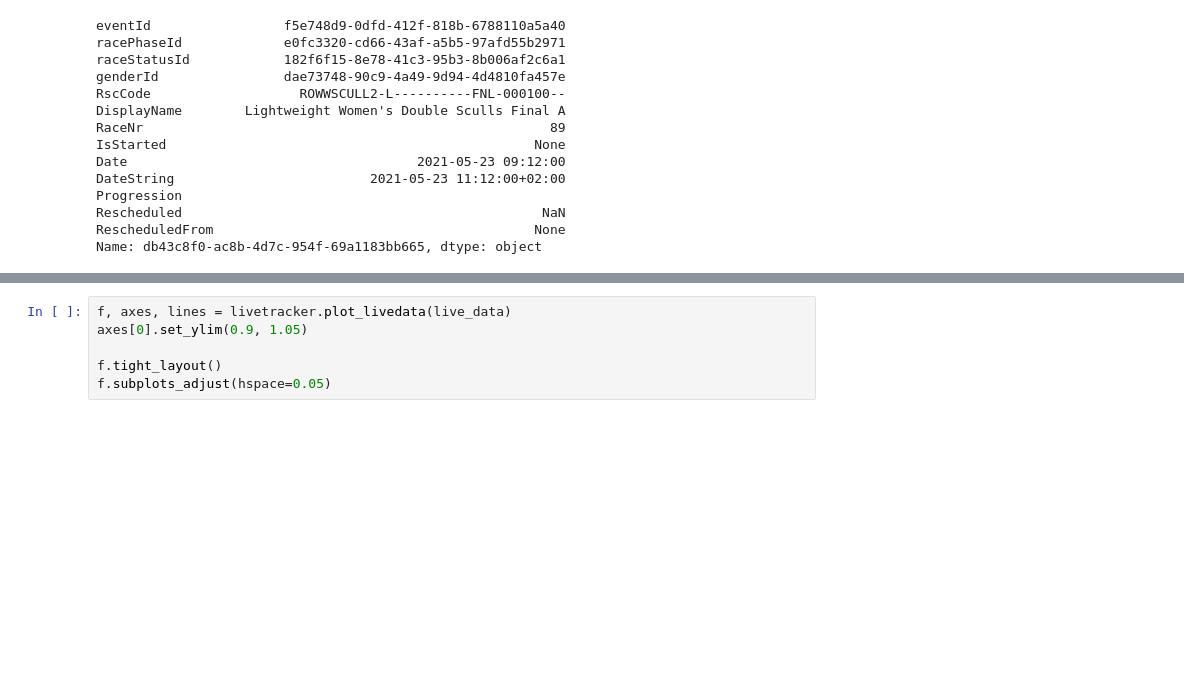
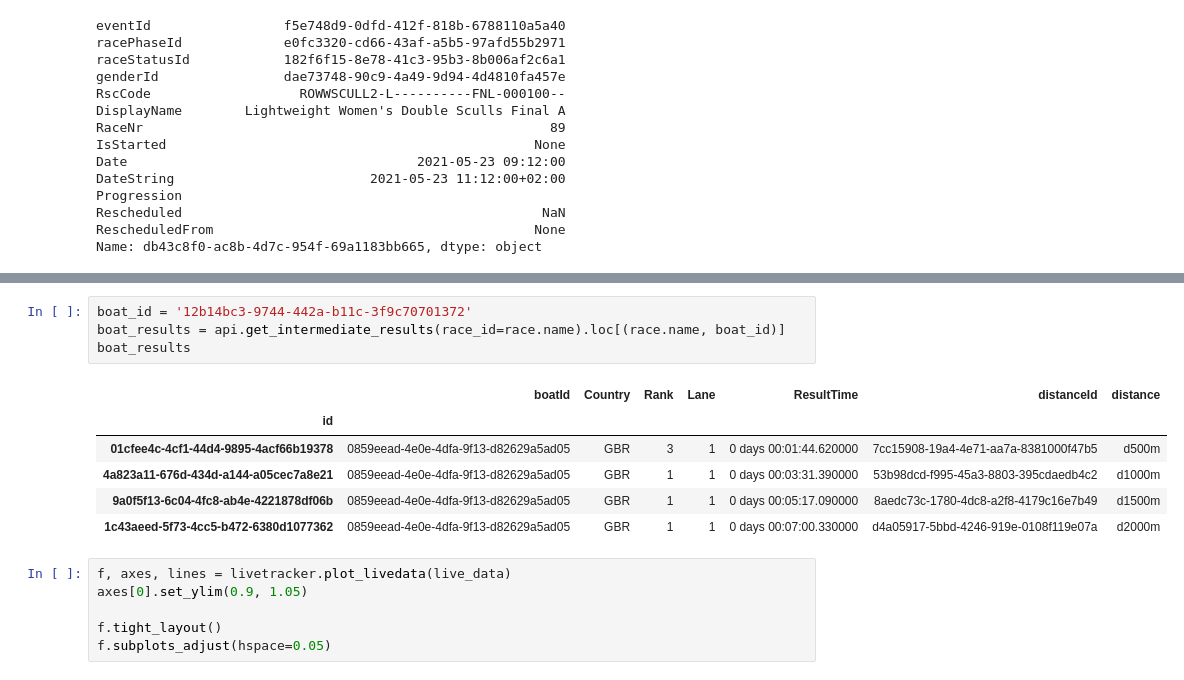
Before and after one commit to matthewghgriffiths/rowing, a Jupyter notebook: Live tracking example.ipynb, the cells around one changed output, grey strips where cells are left out. Cells and saved outputs as stored; diff of their text form; blank space fills up the shorter version.

```diff
--- a/Live tracking example.ipynb
+++ b/Live tracking example.ipynb
@@ -53,3 +139,14 @@ live_data = livetracker.get_race_livetracker(race.name)
+# %%
+boat_id = '12b14bc3-9744-442a-b11c-3f9c70701372'
+boat_results = api.get_intermediate_results(race_id=race.name).loc[(race.name, boat_id)]
+boat_results
+# %% [output]
+|  | boatId | Country | Rank | Lane | ResultTime | distanceId | distance |
+| id |  |  |  |  |  |  |  |
+| 01cfee4c-4cf1-44d4-9895-4acf66b19378 | 0859eead-4e0e-4dfa-9f13-d82629a5ad05 | GBR | 3 | 1 | 0 days 00:01:44.620000 | 7cc15908-19a4-4e71-aa7a-8381000f47b5 | d500m |
+| 4a823a11-676d-434d-a144-a05cec7a8e21 | 0859eead-4e0e-4dfa-9f13-d82629a5ad05 | GBR | 1 | 1 | 0 days 00:03:31.390000 | 53b98dcd-f995-45a3-8803-395cdaedb4c2 | d1000m |
+| 9a0f5f13-6c04-4fc8-ab4e-4221878df06b | 0859eead-4e0e-4dfa-9f13-d82629a5ad05 | GBR | 1 | 1 | 0 days 00:05:17.090000 | 8aedc73c-1780-4dc8-a2f8-4179c16e7b49 | d1500m |
+| 1c43aeed-5f73-4cc5-b472-6380d1077362 | 0859eead-4e0e-4dfa-9f13-d82629a5ad05 | GBR | 1 | 1 | 0 days 00:07:00.330000 | d4a05917-5bbd-4246-919e-0108f119e07a | d2000m |
 # %%
 f, axes, lines = livetracker.plot_livedata(live_data)
 axes[0].set_ylim(0.9, 1.05)
```
Also changed, not shown: parts of 8 cells of this notebook, 3 other files.
